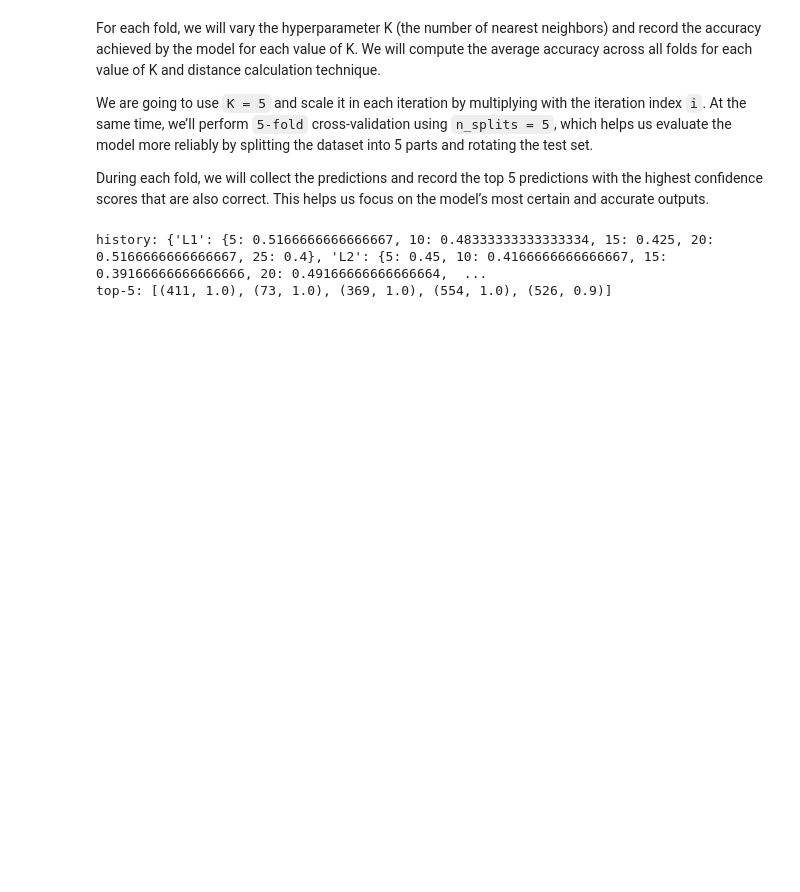
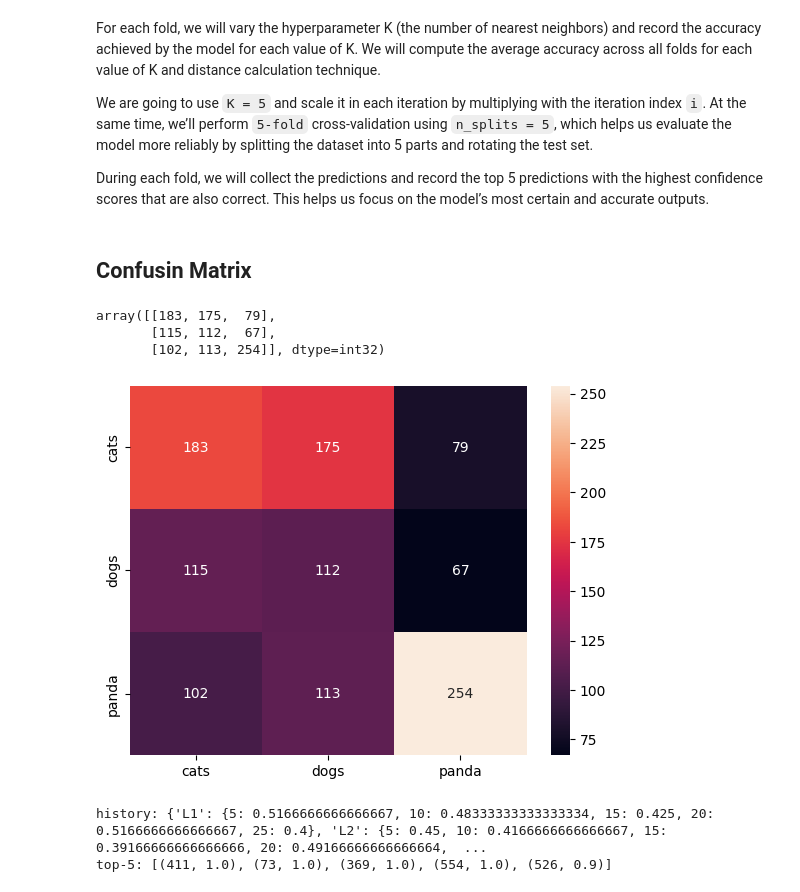
Before and after one commit to sysrecall/cvpr, a Jupyter notebook: mid/assignment-1.ipynb, the cells around one changed output. Cells and saved outputs as stored; diff of their text form; code cells hidden in the pictures; blank space fills up the shorter version.

```diff
--- a/mid/assignment-1.ipynb
+++ b/mid/assignment-1.ipynb
@@ -15,6 +15,8 @@ import kagglehub
 dataset_path = kagglehub.dataset_download("ashishsaxena2209/animal-image-datasetdog-cat-and-panda")
 
 dirs = ['cats', 'dogs', 'panda']
+stoi = {'cats': 0, 'dogs': 1, 'panda': 2}
+itos = {0: 'cats', 1: 'dogs', 2: 'panda'}
 
 X = []
 y = []
@@ -111,6 +113,7 @@ n_splits = 5
 kfold = KFold(n_splits, shuffle=True)
 distance_functions = ['L1', 'L2']
 history = {f: {} for f in distance_functions}
+confusion_matrix = np.zeros((3, 3), dtype=np.int32)
 N = 5
 top_N = []
 
@@ -119,6 +122,7 @@ for i, (train, test) in enumerate(kfold.split(X)):
         total_correct = 0
         for idx_test in test:
             label, confidence = KNN(X[idx_test], X, K*(i+1), globals()[f])
+            confusion_matrix[stoi[label], stoi[y[idx_test]]] += 1
 
             if label == y[idx_test]:
                 total_correct += 1
@@ -126,6 +130,21 @@ for i, (train, test) in enumerate(kfold.split(X)):
                 top_N = sorted(top_N, reverse=True, key=lambda item: item[1])[:N]
 
         history[f][K*(i+1)] = total_correct / len(test)
+# %% [markdown]
+## Confusin Matrix
+# %%
+import seaborn as sns
+import pandas as pd
+
+confusion_matrix_df = pd.DataFrame(confusion_matrix, list(itos.values()), list(itos.values()))
+sns.heatmap(confusion_matrix_df, annot=True, fmt='d')
+
+confusion_matrix
+# %% [output]
+array([[183, 175,  79],
+       [115, 112,  67],
+       [102, 113, 254]], dtype=int32)
+[figure, added]
 # %%
 print('history:', history)
 print(f'top-{N}:', top_N)
```
